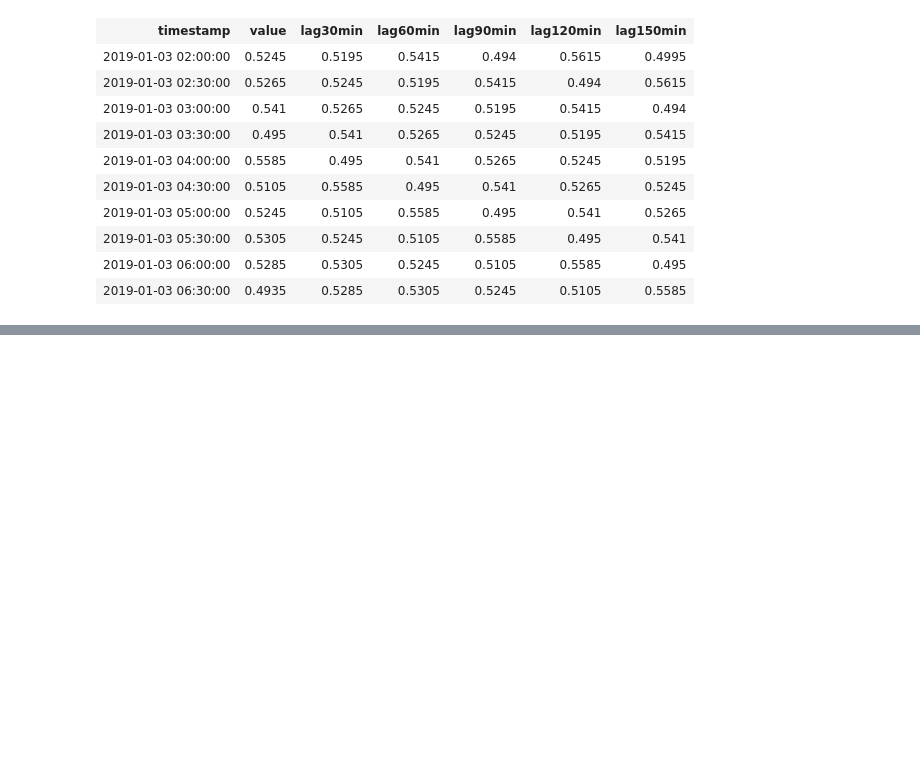
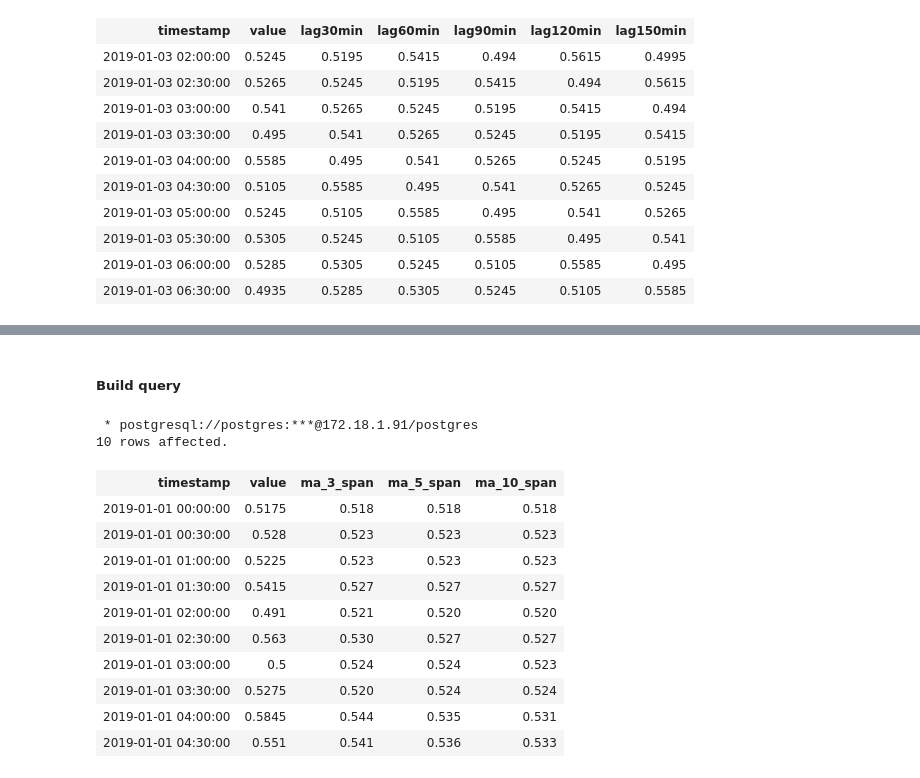
Before and after one commit to dimandms/sql_timeseries, a Jupyter notebook: lessons.ipynb, the cells around one changed output, grey strips where cells are left out. Cells and saved outputs as stored; diff of their text form; code cells hidden in the pictures; blank space fills up the shorter version.

```diff
--- a/lessons.ipynb
+++ b/lessons.ipynb
@@ -280,0 +296,28 @@ offset 100;
+# %% [markdown]
+##### Build query
+# %%
+%%sql
+
+select
+    timestamp,
+    value,
+    round(cast(avg(value) over (rows between 3 preceding and current row) as numeric), 3) as MA_3_span,
+    round(cast(avg(value) over (rows between 5 preceding and current row) as numeric), 3) as MA_5_span,
+    round(cast(avg(value) over (rows between 10 preceding and current row) as numeric), 3) as MA_10_span
+from metering_data
+where device=101
+limit 10;
+# %% [output]
+ * postgresql://postgres:***@172.18.1.91/postgres
+10 rows affected.
+| timestamp | value | ma_3_span | ma_5_span | ma_10_span |
+| 2019-01-01 00:00:00 | 0.5175 | 0.518 | 0.518 | 0.518 |
+| 2019-01-01 00:30:00 | 0.528 | 0.523 | 0.523 | 0.523 |
+| 2019-01-01 01:00:00 | 0.5225 | 0.523 | 0.523 | 0.523 |
+| 2019-01-01 01:30:00 | 0.5415 | 0.527 | 0.527 | 0.527 |
+| 2019-01-01 02:00:00 | 0.491 | 0.521 | 0.520 | 0.520 |
+| 2019-01-01 02:30:00 | 0.563 | 0.530 | 0.527 | 0.527 |
+| 2019-01-01 03:00:00 | 0.5 | 0.524 | 0.524 | 0.523 |
+| 2019-01-01 03:30:00 | 0.5275 | 0.520 | 0.524 | 0.524 |
+| 2019-01-01 04:00:00 | 0.5845 | 0.544 | 0.535 | 0.531 |
+| 2019-01-01 04:30:00 | 0.551 | 0.541 | 0.536 | 0.533 |
```
Also changed, not shown: parts of 3 cells of this notebook.
